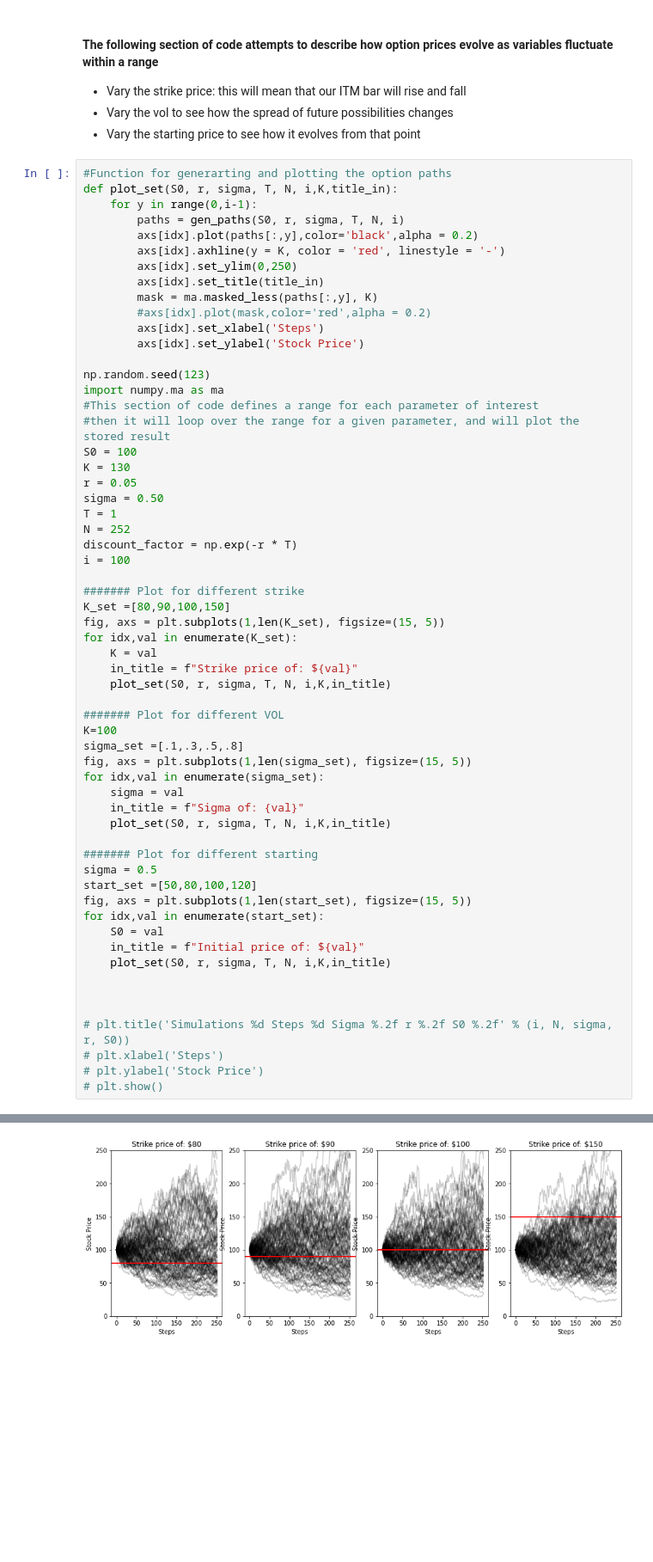
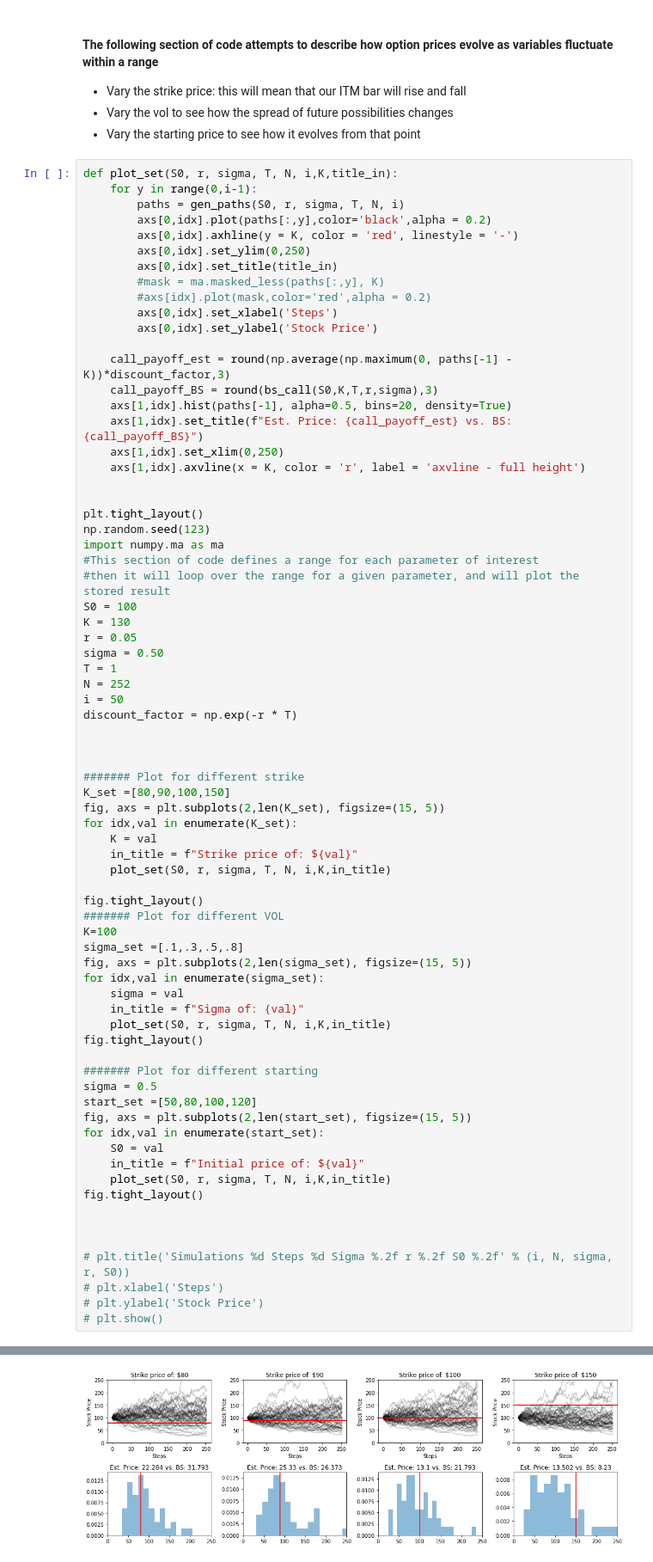
Before and after one commit to willcrossb/option_pricing, a Jupyter notebook: Simulated_brownian.ipynb, the cells around one changed output, grey strips where cells are left out. Shown: that part at 86% size. Cells and saved outputs as stored; diff of their text form; blank space fills up the shorter version.

```diff
--- a/Simulated_brownian.ipynb
+++ b/Simulated_brownian.ipynb
@@ -41,19 +43,27 @@ def gen_paths(S0, r, sigma, T, M, I):
 * Vary the vol to see how the spread of future possibilities changes
 * Vary the starting price to see how it evolves from that point
 # %%
-#Function for generarting and plotting the option paths
 def plot_set(S0, r, sigma, T, N, i,K,title_in):
     for y in range(0,i-1):
         paths = gen_paths(S0, r, sigma, T, N, i)
-        axs[idx].plot(paths[:,y],color='black',alpha = 0.2)
-        axs[idx].axhline(y = K, color = 'red', linestyle = '-')
-        axs[idx].set_ylim(0,250)
-        axs[idx].set_title(title_in)
-        mask = ma.masked_less(paths[:,y], K)
+        axs[0,idx].plot(paths[:,y],color='black',alpha = 0.2)
+        axs[0,idx].axhline(y = K, color = 'red', linestyle = '-')
+        axs[0,idx].set_ylim(0,250)
+        axs[0,idx].set_title(title_in)
+        #mask = ma.masked_less(paths[:,y], K)
         #axs[idx].plot(mask,color='red',alpha = 0.2)
-        axs[idx].set_xlabel('Steps')
-        axs[idx].set_ylabel('Stock Price')
+        axs[0,idx].set_xlabel('Steps')
+        axs[0,idx].set_ylabel('Stock Price')
 
+    call_payoff_est = round(np.average(np.maximum(0, paths[-1] - K))*discount_factor,3)
+    call_payoff_BS = round(bs_call(S0,K,T,r,sigma),3)
+    axs[1,idx].hist(paths[-1], alpha=0.5, bins=20, density=True)
+    axs[1,idx].set_title(f"Est. Price: {call_payoff_est} vs. BS: {call_payoff_BS}")
+    axs[1,idx].set_xlim(0,250)
+    axs[1,idx].axvline(x = K, color = 'r', label = 'axvline - full height')
+
+
+plt.tight_layout()
 np.random.seed(123)
 import numpy.ma as ma
 #This section of code defines a range for each parameter of interest
@@ -64,34 +74,39 @@ r = 0.05
 sigma = 0.50
 T = 1
 N = 252
+i = 50
 discount_factor = np.exp(-r * T)
-i = 100
+
+
 
 ####### Plot for different strike
 K_set =[80,90,100,150]
-fig, axs = plt.subplots(1,len(K_set), figsize=(15, 5))
+fig, axs = plt.subplots(2,len(K_set), figsize=(15, 5))
 for idx,val in enumerate(K_set):
     K = val
     in_title = f"Strike price of: ${val}"
     plot_set(S0, r, sigma, T, N, i,K,in_title)
 
+fig.tight_layout()
 ####### Plot for different VOL
 K=100
 sigma_set =[.1,.3,.5,.8]
-fig, axs = plt.subplots(1,len(sigma_set), figsize=(15, 5))
+fig, axs = plt.subplots(2,len(sigma_set), figsize=(15, 5))
 for idx,val in enumerate(sigma_set):
     sigma = val
     in_title = f"Sigma of: {val}"
     plot_set(S0, r, sigma, T, N, i,K,in_title)
+fig.tight_layout()
 
 ####### Plot for different starting
 sigma = 0.5
 start_set =[50,80,100,120]
-fig, axs = plt.subplots(1,len(start_set), figsize=(15, 5))
+fig, axs = plt.subplots(2,len(start_set), figsize=(15, 5))
 for idx,val in enumerate(start_set):
     S0 = val
     in_title = f"Initial price of: ${val}"
     plot_set(S0, r, sigma, T, N, i,K,in_title)
+fig.tight_layout()
 
 
 
@@ -103 +119 @@ for idx,val in enumerate(start_set):
-[figure, old version]
+[figure, new version]
```
Also changed, not shown: parts of 5 cells of this notebook.
